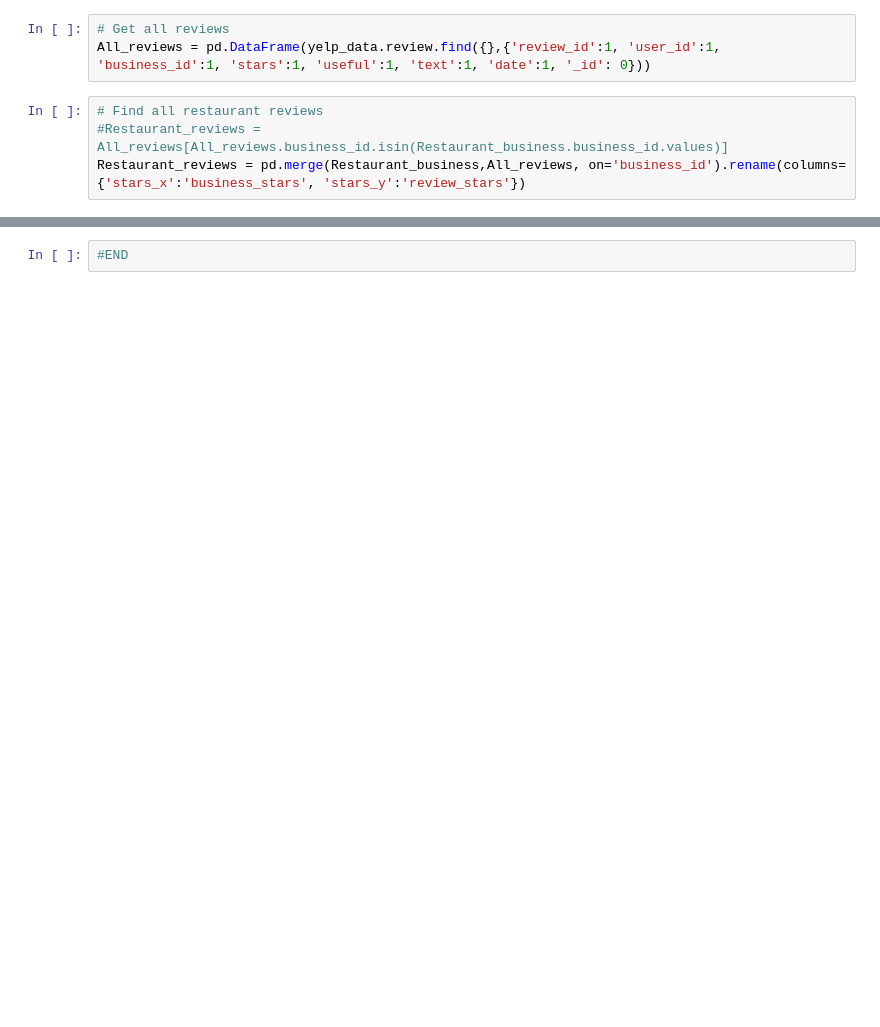
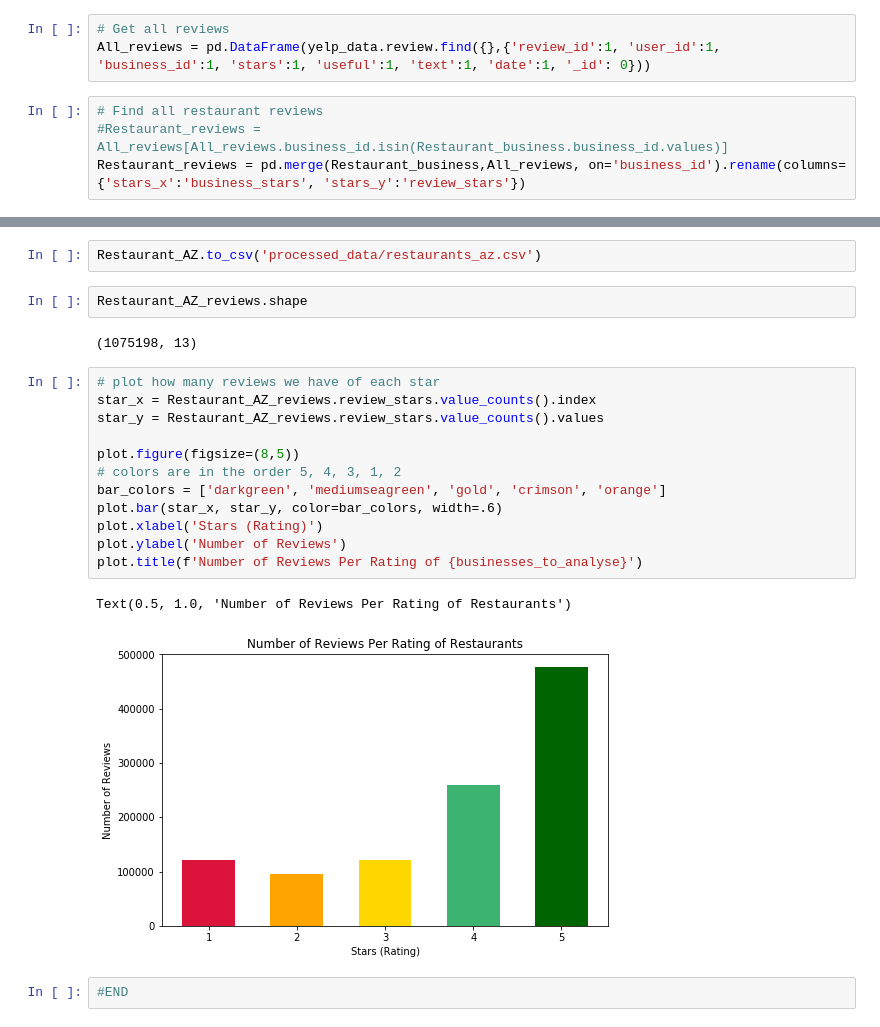
Before and after one commit to AsadBinImtiaz/CS410_UIUC, a Jupyter notebook: prepare_data.ipynb, the cells around one changed output, grey strips where cells are left out. Saved outputs shown, nothing was run; the diff lists cells and outputs as text; blank space fills up the shorter version.

```diff
--- a/prepare_data.ipynb
+++ b/prepare_data.ipynb
@@ -67,2 +99,23 @@ plot.title(f'Number of Reviews Per Rating of {businesses_to_analyse}')
+# %%
+Restaurant_AZ.to_csv('processed_data/restaurants_az.csv')
+# %%
+Restaurant_AZ_reviews.shape
+# %% [output]
+(1075198, 13)
+# %%
+# plot how many reviews we have of each star
+star_x = Restaurant_AZ_reviews.review_stars.value_counts().index
+star_y = Restaurant_AZ_reviews.review_stars.value_counts().values
+
+plot.figure(figsize=(8,5))
+# colors are in the order 5, 4, 3, 1, 2
+bar_colors = ['darkgreen', 'mediumseagreen', 'gold', 'crimson', 'orange']
+plot.bar(star_x, star_y, color=bar_colors, width=.6)
+plot.xlabel('Stars (Rating)')
+plot.ylabel('Number of Reviews')
+plot.title(f'Number of Reviews Per Rating of {businesses_to_analyse}')
+# %% [output]
+Text(0.5, 1.0, 'Number of Reviews Per Rating of Restaurants')
+[figure, added]
 # %%
 #END
```
Also changed, not shown: parts of 17 cells of this notebook, 6 other files.
